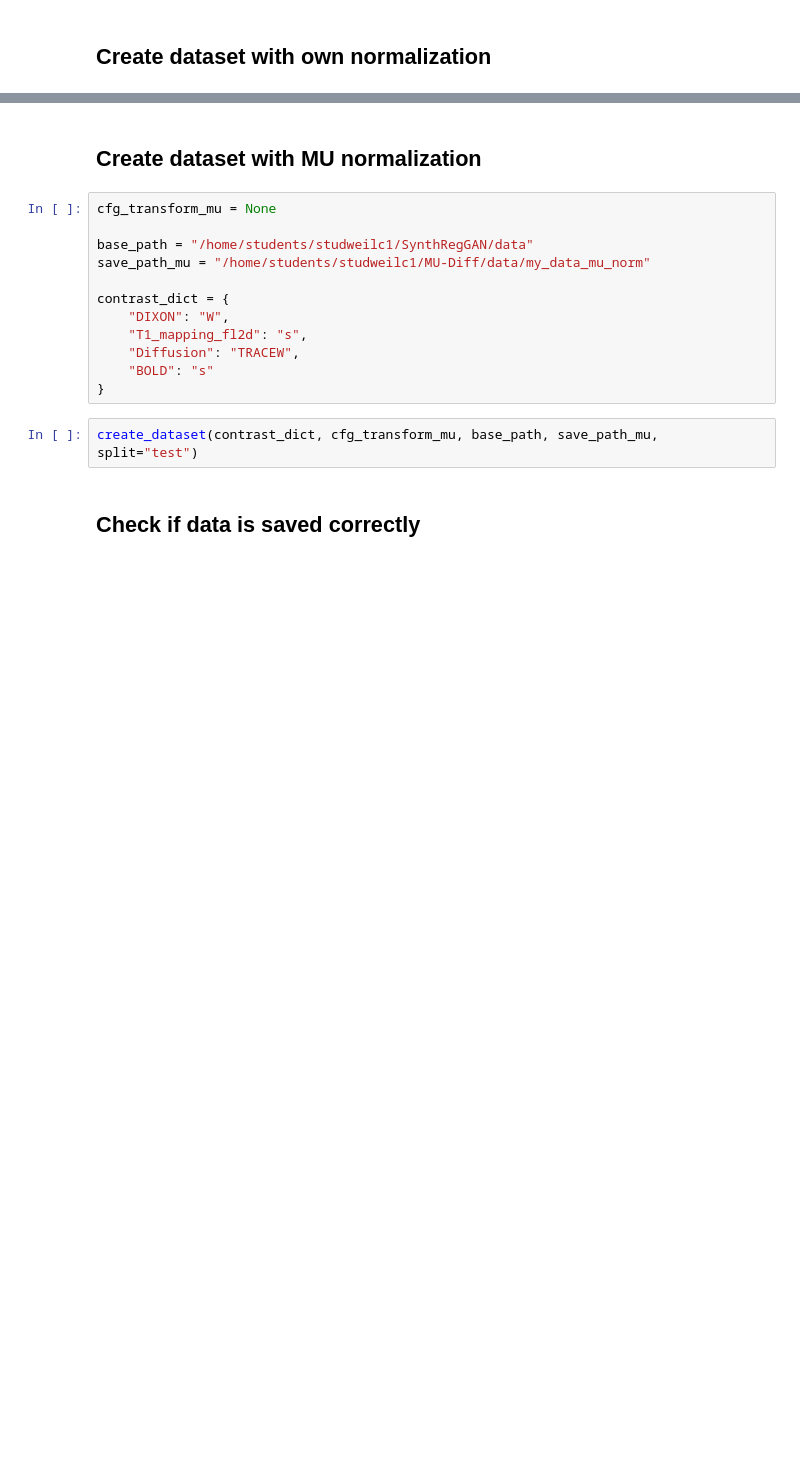
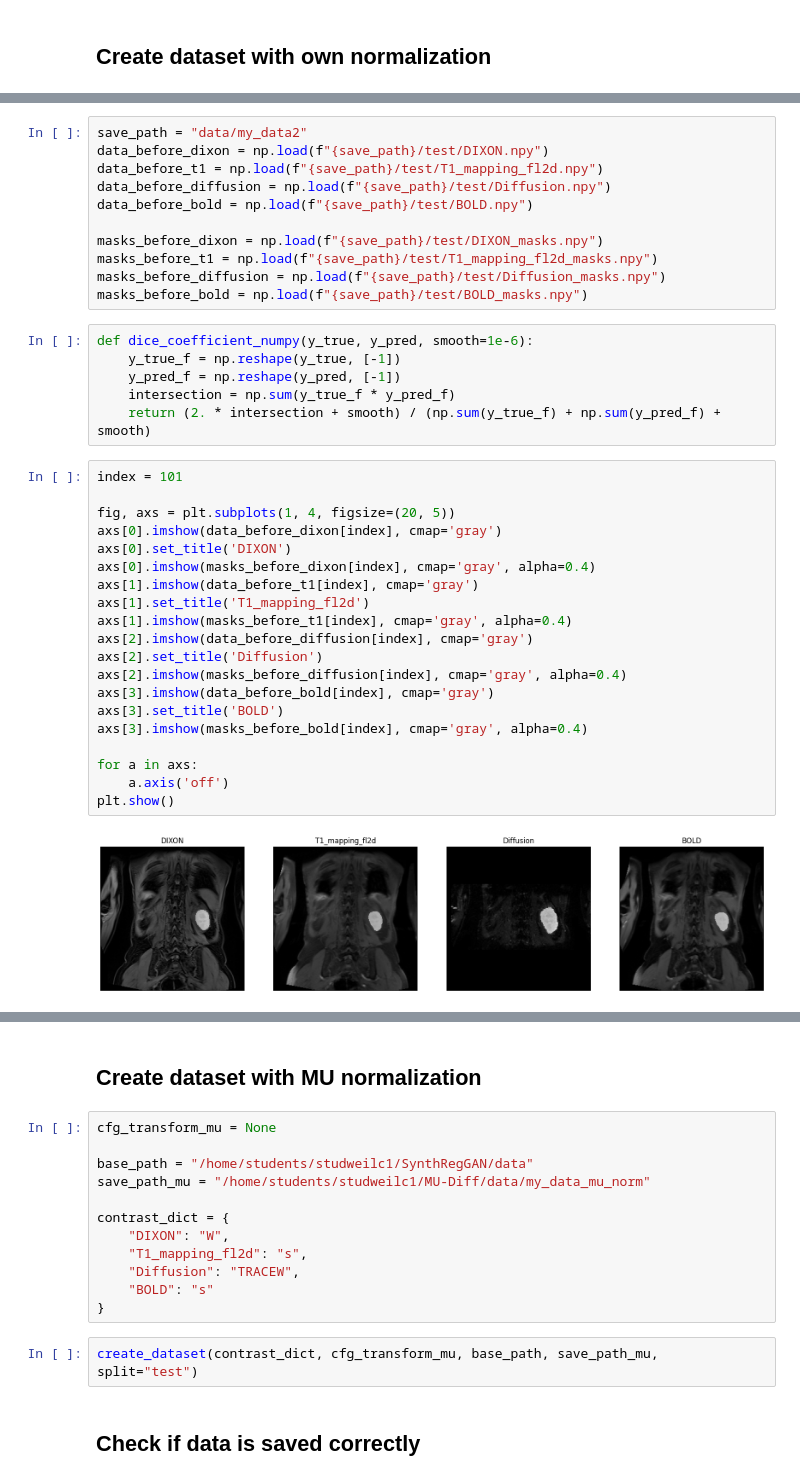
Before and after one commit to unicorne/MU-Diff, a Jupyter notebook: explore_and_create_data.ipynb, the cells around one changed output, grey strips where cells are left out. Cells and saved outputs as stored; diff of their text form; blank space fills up the shorter version.

```diff
--- a/explore_and_create_data.ipynb
+++ b/explore_and_create_data.ipynb
@@ -192,0 +639,39 @@ Number of valid slices with all contrasts: 317
+# %%
+save_path = "data/my_data2"
+data_before_dixon = np.load(f"{save_path}/test/DIXON.npy")
+data_before_t1 = np.load(f"{save_path}/test/T1_mapping_fl2d.npy")
+data_before_diffusion = np.load(f"{save_path}/test/Diffusion.npy")
+data_before_bold = np.load(f"{save_path}/test/BOLD.npy")
+
+masks_before_dixon = np.load(f"{save_path}/test/DIXON_masks.npy")
+masks_before_t1 = np.load(f"{save_path}/test/T1_mapping_fl2d_masks.npy")
+masks_before_diffusion = np.load(f"{save_path}/test/Diffusion_masks.npy")
+masks_before_bold = np.load(f"{save_path}/test/BOLD_masks.npy")
+# %%
+def dice_coefficient_numpy(y_true, y_pred, smooth=1e-6):
+    y_true_f = np.reshape(y_true, [-1])
+    y_pred_f = np.reshape(y_pred, [-1])
+    intersection = np.sum(y_true_f * y_pred_f)
+    return (2. * intersection + smooth) / (np.sum(y_true_f) + np.sum(y_pred_f) + smooth)
+# %%
+index = 101
+
+fig, axs = plt.subplots(1, 4, figsize=(20, 5))
+axs[0].imshow(data_before_dixon[index], cmap='gray')
+axs[0].set_title('DIXON')
+axs[0].imshow(masks_before_dixon[index], cmap='gray', alpha=0.4)
+axs[1].imshow(data_before_t1[index], cmap='gray')
+axs[1].set_title('T1_mapping_fl2d')
+axs[1].imshow(masks_before_t1[index], cmap='gray', alpha=0.4)
+axs[2].imshow(data_before_diffusion[index], cmap='gray')
+axs[2].set_title('Diffusion')
+axs[2].imshow(masks_before_diffusion[index], cmap='gray', alpha=0.4)
+axs[3].imshow(data_before_bold[index], cmap='gray')
+axs[3].set_title('BOLD')
+axs[3].imshow(masks_before_bold[index], cmap='gray', alpha=0.4)
+
+for a in axs:
+    a.axis('off')
+plt.show()
+# %% [output]
+[figure, added]
```
Also changed, not shown: parts of 25 cells of this notebook, 5 other files.
